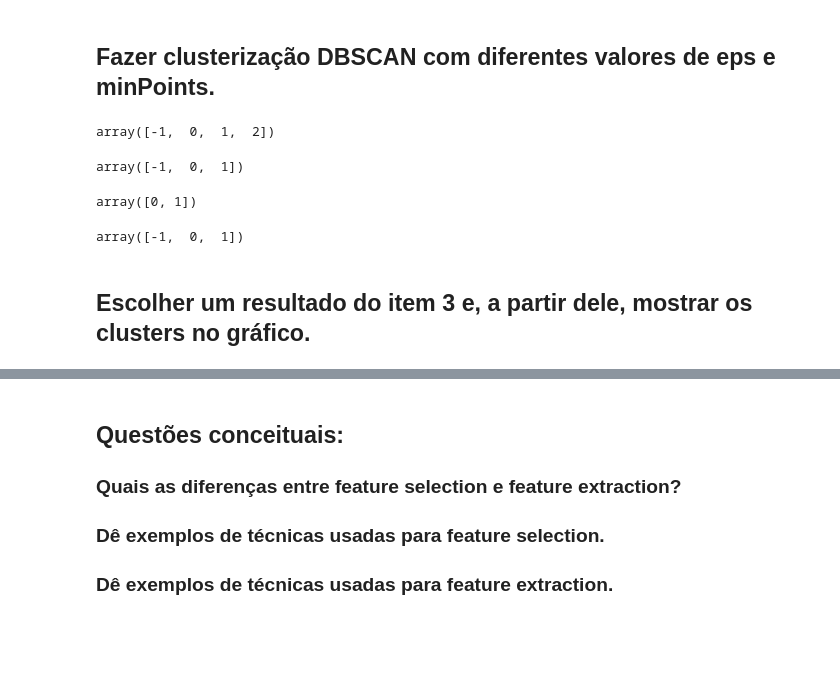
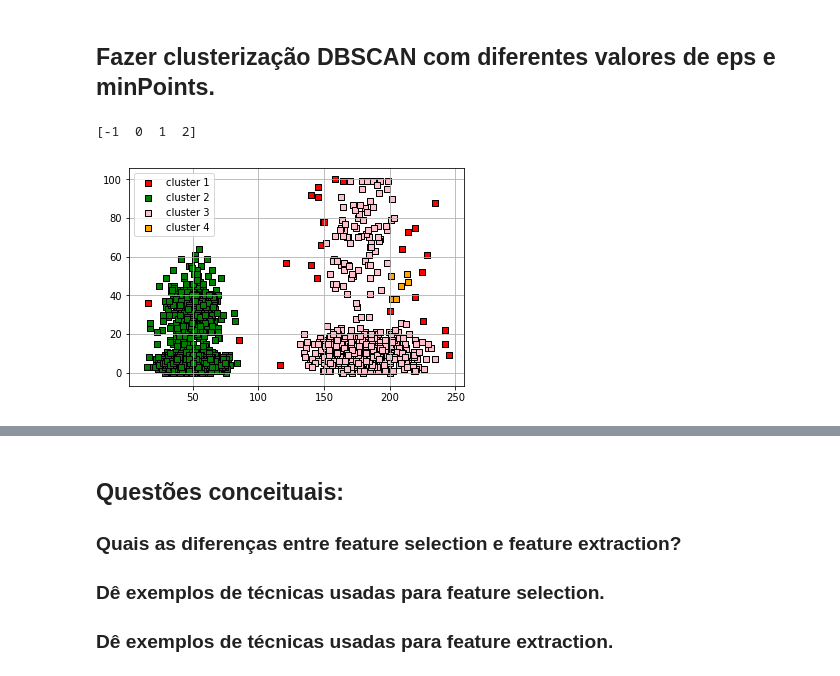
Before and after one commit to RodMdS/Aprendizado_De_Maquina, a Jupyter notebook: Lista13.ipynb, the cells around one changed output, grey strips where cells are left out. Saved outputs shown, nothing was run; the diff lists cells and outputs as text; code cells hidden in the pictures; blank space fills up the shorter version.

```diff
--- a/Lista13.ipynb
+++ b/Lista13.ipynb
@@ -75,24 +75,32 @@ plt.show()
 # %% [markdown]
 ## Fazer clusterização DBSCAN com diferentes valores de eps e minPoints.
-# %%
-y_db1 = DBSCAN(eps=10, min_samples=5).fit_predict(X)
-np.unique(y_db1)
-# %% [output]
-array([-1,  0,  1,  2])
-# %%
-y_db2 = DBSCAN(eps=15, min_samples=200).fit_predict(X)
-np.unique(y_db2)
-# %% [output]
-array([-1,  0,  1])
-# %%
-y_db3 = DBSCAN(eps=35, min_samples=50).fit_predict(X)
-np.unique(y_db3)
-# %% [output]
-array([0, 1])
-# %%
-y_db4 = DBSCAN(eps=20, min_samples=100).fit_predict(X)
-np.unique(y_db4)
-# %% [output]
-array([-1,  0,  1])
-# %% [markdown]
-## Escolher um resultado do item 3 e, a partir dele, mostrar os clusters no gráfico.
+# %%
+y_db1 = DBSCAN(eps=10, min_samples=5).fit_predict(X)
+print(np.unique(y_db1))
+
+plt.scatter(X[y_db1 == -1, 0],
+            X[y_db1 == -1, 1],
+            s=40, c='red',
+            marker='s', edgecolor='black',
+            label='cluster 1')
+plt.scatter(X[y_db1 == 0, 0],
+            X[y_db1 == 0, 1],
+            s=40, c='green',
+            marker='s', edgecolor='black',
+            label='cluster 2')
+plt.scatter(X[y_db1 == 1, 0],
+            X[y_db1 == 1, 1],
+            s=40, c='pink',
+            marker='s', edgecolor='black',
+            label='cluster 3')
+plt.scatter(X[y_db1 == 2, 0],
+            X[y_db1 == 2, 1],
+            s=40, c='orange',
+            marker='s', edgecolor='black',
+            label='cluster 4')
+plt.legend(scatterpoints=1)
+plt.grid()
+plt.show()
+# %% [output]
+[-1  0  1  2]
+[figure, added]
```
Also changed, not shown: parts of 6 cells of this notebook.
